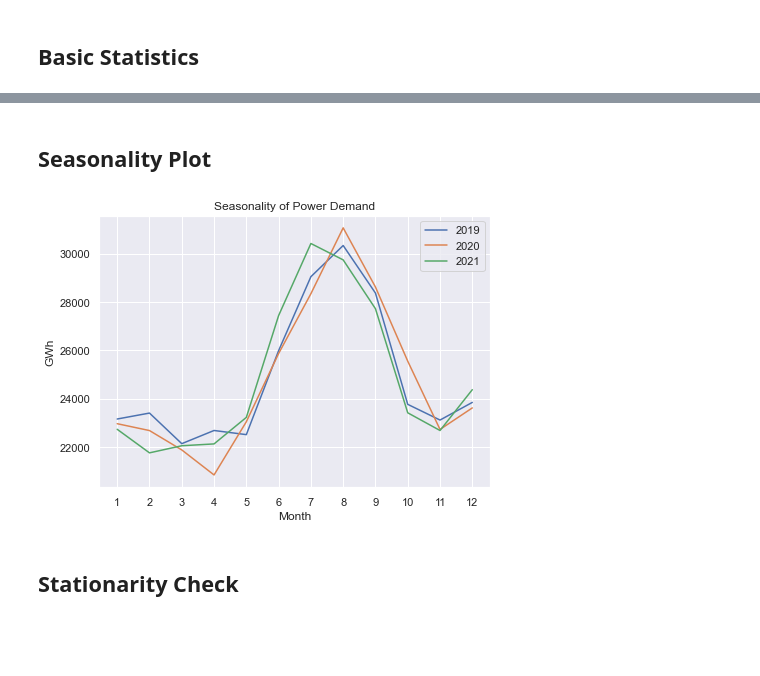
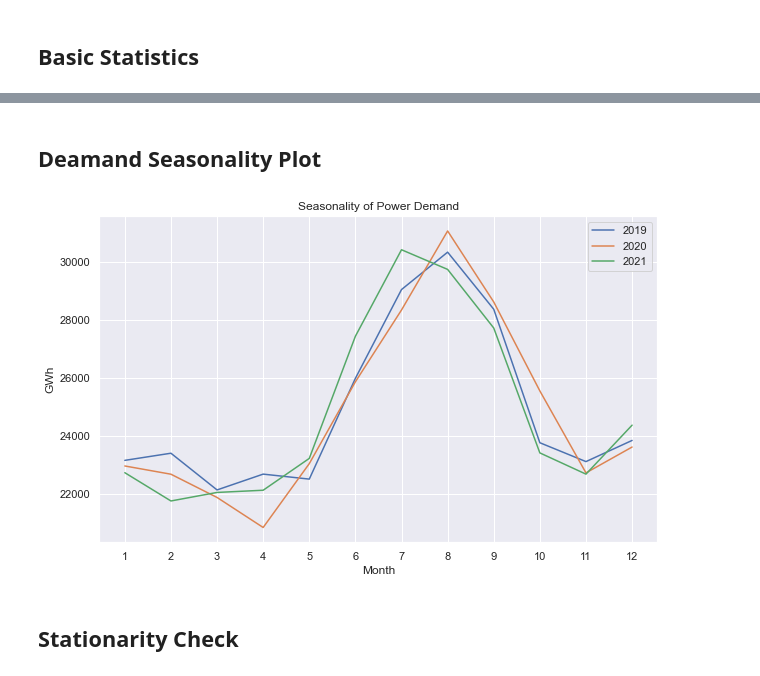
Before and after one commit to gkontogiannhs/Data-Mining, a Jupyter notebook: main.ipynb, the cells around one changed output, grey strips where cells are left out. Drawn from its saved outputs; the diff is of its cells as text; code cells hidden in the pictures; blank space fills up the shorter version.

```diff
--- a/main.ipynb
+++ b/main.ipynb
@@ -41,9 +53,9 @@ def parse_file(files, filenames):
 demand_files = get_files('demand')
 source_files = get_files('sources')
 
-# list filenames to use on timestamps
+# use filenames date part to use on timestamps
 filenames = [file[-12: -4] for file in demand_files]
 
 # get data from files
-demands = parse_file(demand_files, filenames)
-sources = parse_file(source_files, filenames)
+demands = parse_files(demand_files, filenames)
+sources = parse_files(source_files, filenames)
@@ -100,6 +128,5 @@ sources.interpolate(method='linear', axis=0, inplace=True)
 # %%
-# plot all data with respect to time
-plt.rcParams['figure.figsize'] = [7, 5]
+plt.rcParams['figure.figsize'] = [8, 6]
 demands['Current demand'].plot(xlabel='Date', ylabel='GWh', title = 'Power Demand Per 5 minutes for 3 years')
 plt.show()
 # %% [output]
@@ -200,5 +235,6 @@ pyplot.show()
 # %%
+plt.rcParams['figure.figsize'] = [10, 6]
 sources_day = sources.groupby(by=[sources.index.year, sources.index.day]).mean()
 sources_day.plot(xlabel='Year, Day', ylabel='GWh', title='Average Power supply per day for 3 years')
-pyplot.show()
+plt.show()
 # %% [output]
@@ -212,18 +248,18 @@ pyplot.show()
 # %% [markdown]
-## Seasonality Plot
+## Deamand Seasonality Plot
 # %%
 average_month_per_year = demands.groupby(by=[demands.index.year, demands.index.month]).mean()
-pyplot.title('Seasonality of Power Demand')
-pyplot.xlabel('Month')
-pyplot.ylabel('GWh')
-pyplot.plot(demands.index.month.unique().values, average_month_per_year[:12]['Current demand'].values, label='2019')
-pyplot.plot(demands.index.month.unique().values, average_month_per_year[12:24]['Current demand'].values, label='2020')
-pyplot.plot(demands.index.month.unique().values, average_month_per_year[24:]['Current demand'].values, label='2021')
-pyplot.xticks(demands.index.month.unique().values)
-pyplot.legend(loc='best')
-pyplot.show()
+plt.title('Seasonality of Power Demand')
+plt.xlabel('Month')
+plt.ylabel('GWh')
+plt.plot(demands.index.month.unique().values, average_month_per_year[:12]['Current demand'].values, label='2019')
+plt.plot(demands.index.month.unique().values, average_month_per_year[12:24]['Current demand'].values, label='2020')
+plt.plot(demands.index.month.unique().values, average_month_per_year[24:]['Current demand'].values, label='2021')
+plt.xticks(demands.index.month.unique().values)
+plt.legend(loc='best')
+plt.show()
 # %% [output]
-[figure, old version]
+[figure, new version]
 # %% [markdown]
 ## Stationarity Check
 # %%
```
Also changed, not shown: parts of 39 cells of this notebook.
